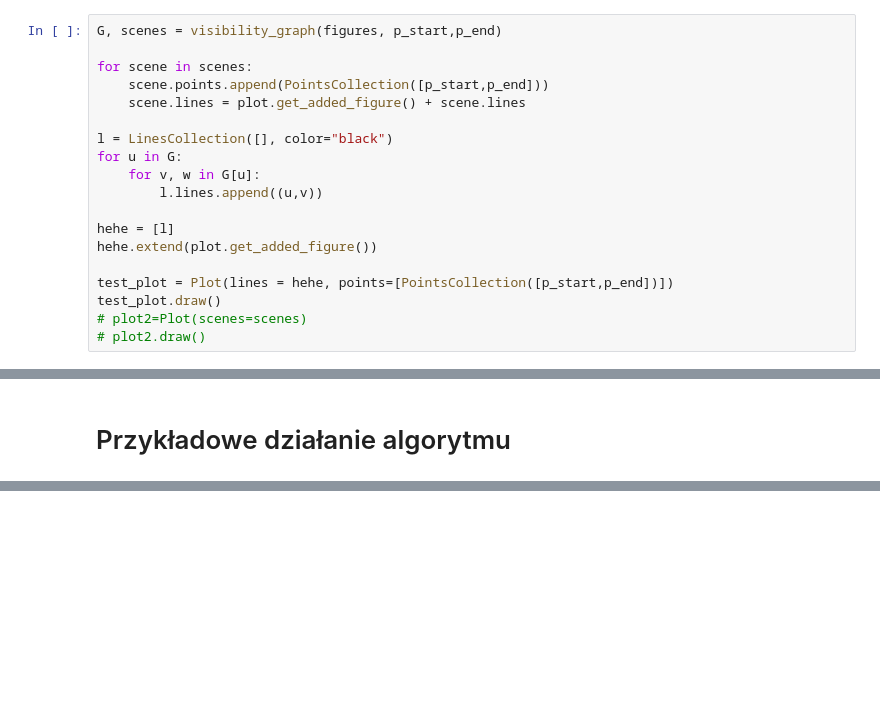
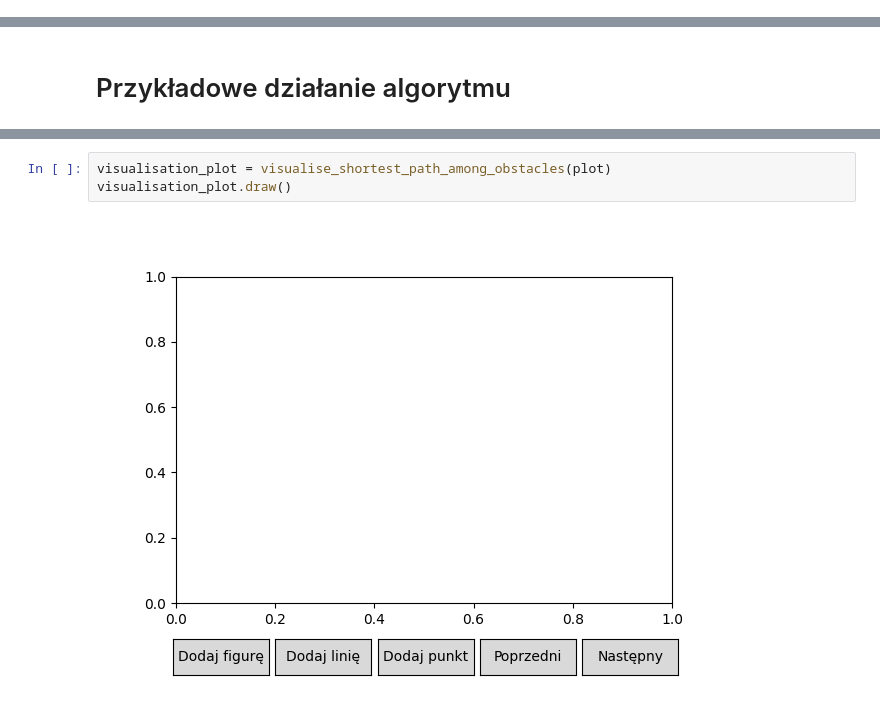
Before and after one commit to pklatka/visibility-graph, a Jupyter notebook: visualization_tool.ipynb, the cells around one changed output, grey strips where cells are left out. Saved outputs shown, nothing was run; the diff lists cells and outputs as text; blank space fills up the shorter version.

Commit message:
Merge shortest path algorithm to this branch and create visualisation

```diff
--- a/visualization_tool.ipynb
+++ b/visualization_tool.ipynb
@@ -957,19 +913,0 @@ for figure in plot.get_added_figure():
-# %%
-G, scenes = visibility_graph(figures, p_start,p_end)
-
-for scene in scenes:
-    scene.points.append(PointsCollection([p_start,p_end]))
-    scene.lines = plot.get_added_figure() + scene.lines
-
-l = LinesCollection([], color="black")
-for u in G:
-    for v, w in G[u]:
-        l.lines.append((u,v))
-
-hehe = [l]
-hehe.extend(plot.get_added_figure())
-
-test_plot = Plot(lines = hehe, points=[PointsCollection([p_start,p_end])])
-test_plot.draw()
-# plot2=Plot(scenes=scenes)
-# plot2.draw()
@@ -981,0 +1127,5 @@ test_plot.draw()
+# %%
+visualisation_plot = visualise_shortest_path_among_obstacles(plot)
+visualisation_plot.draw()
+# %% [output]
+[figure, added]
```
Also changed, not shown: parts of 9 cells of this notebook.
